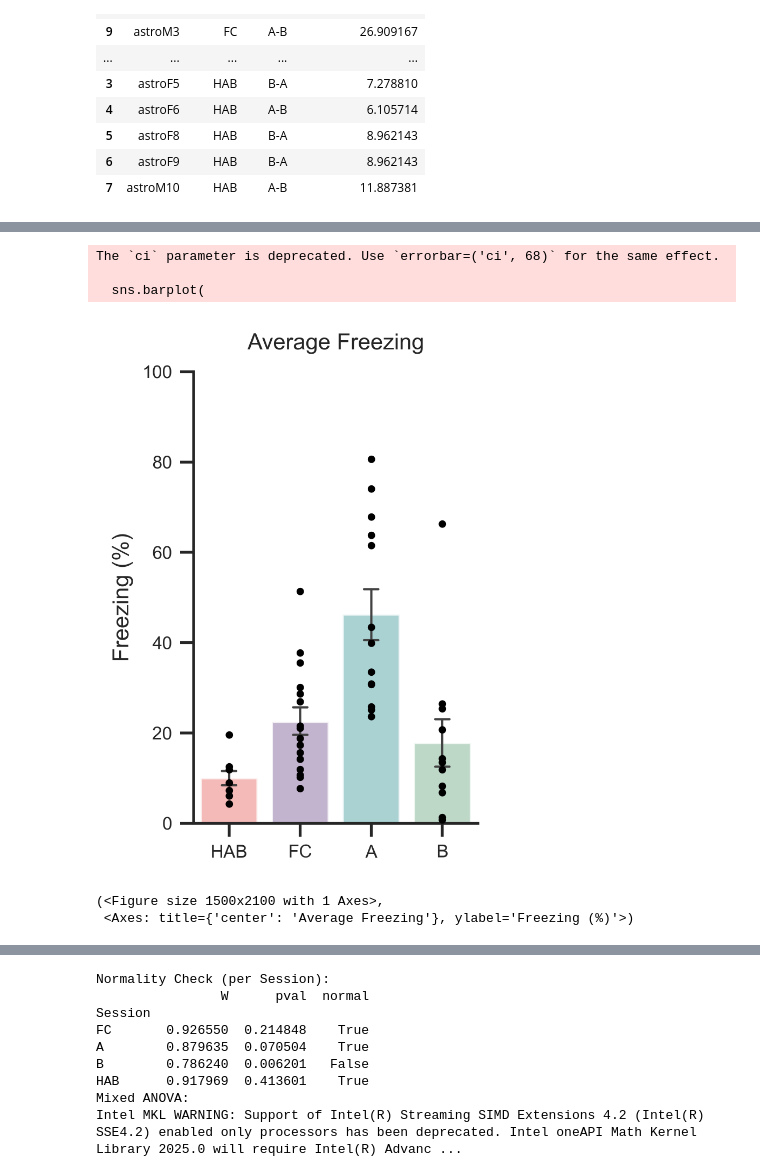
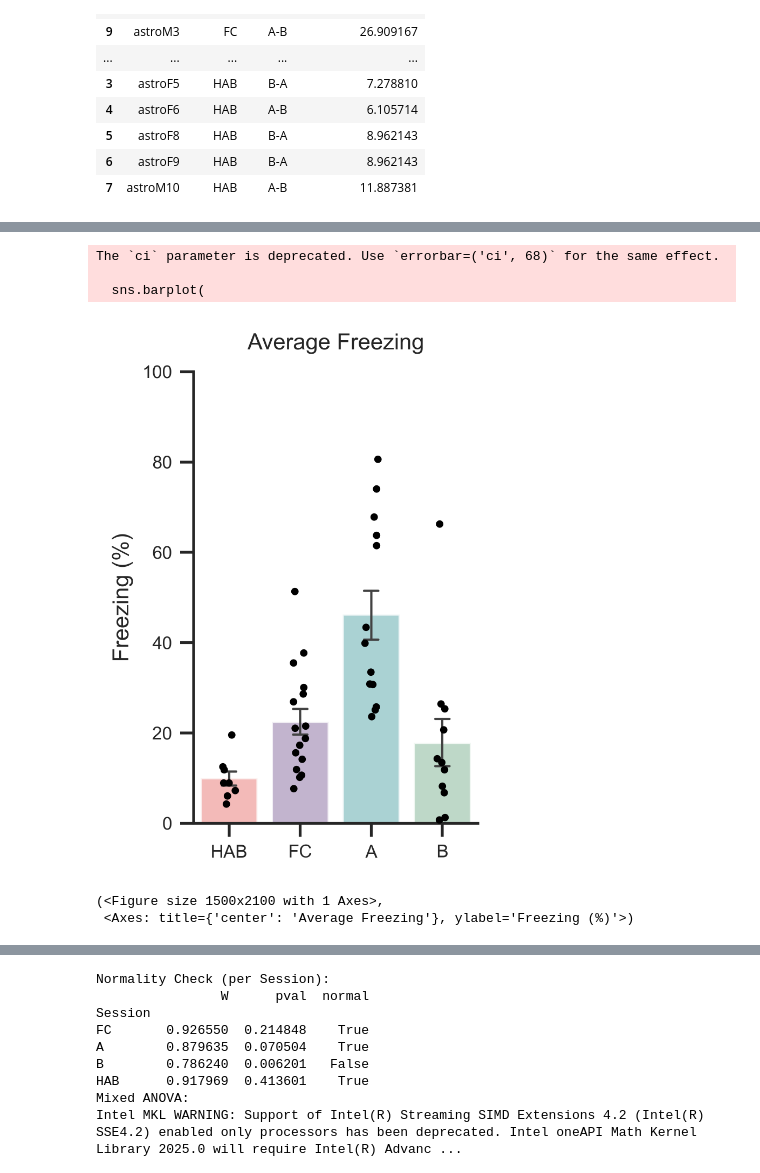
Before and after one commit to rsenne/dCA1_Paper, a Jupyter notebook: onep/Rebecca_Paper_Figures/Rebecca_Analyzes_dCA1_Behavior.ipynb, the cells around one changed output, grey strips where cells are left out. Saved outputs shown, nothing was run; the diff lists cells and outputs as text; code cells hidden in the pictures.

```diff
--- a/onep/Rebecca_Paper_Figures/Rebecca_Analyzes_dCA1_Behavior.ipynb
+++ b/onep/Rebecca_Paper_Figures/Rebecca_Analyzes_dCA1_Behavior.ipynb
@@ -156,10 +155,10 @@ mouse_to_group = {
     'astroM3': 'A-B',
     'astroM4': 'A-B',
     'astroM5': 'A-B',
-    'astroM6': 'A-B',
+    'astroM6': 'B-A',
     'astroM7': 'B-A',
     'astroM8': 'B-A',
-    'astroM9': 'B-A',
+    'astroM9': 'A-B',
     'astroM10': 'A-B',
     'astroF3': 'B-A',
     'astroF5': 'B-A',
@@ -350,7 +349,7 @@ def plot_avg_freezing_all(df, title="", save_path=None):
     # Stripplot — black dots on top of each bar
     sns.stripplot(
         x='Session', y='freezing_percentage', data=df,
-        jitter=False, linewidth=0.3, edgecolor='black',
+        jitter=True, linewidth=0.3, edgecolor='black',
         size=3, order=order, ax=ax, color='black'
     )
 
@@ -408,12 +407,13 @@ def plot_freezing_across_time_all(df, title="", save_path=None):
     plt.show()
     return fig, ax
 # %%
-plot_avg_freezing_all(df_avg_all, title="Average Freezing", save_path=r'/Users/suthardr/Desktop/Revision Plots/allsessions_freezing_concat.svg')
+plot_avg_freezing_all(df_avg_all, title="Average Freezing",
+save_path=r'/Users/suthardr/Desktop/Revision Plots/allsessions_freezing_concat_jitter.svg')
 # %% [output]
 The `ci` parameter is deprecated. Use `errorbar=('ci', 68)` for the same effect.
 
   sns.barplot(
-[figure, old version]
+[figure, new version]
 (<Figure size 1500x2100 with 1 Axes>,
  <Axes: title={'center': 'Average Freezing'}, ylabel='Freezing (%)'>)
 # %%
```
Also changed, not shown: parts of 6 cells of this notebook, 2 other files.
